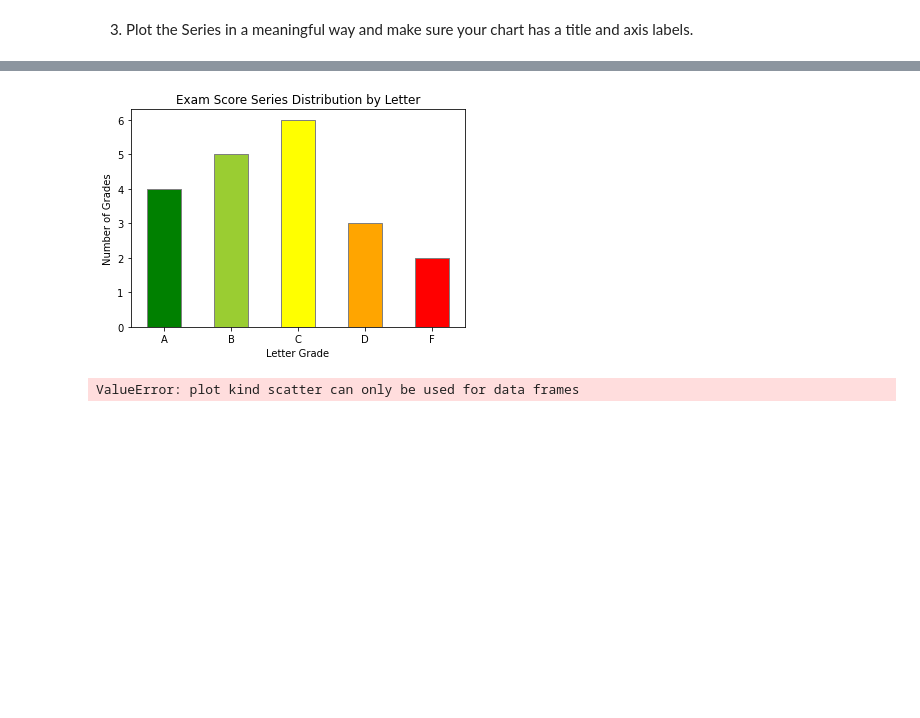
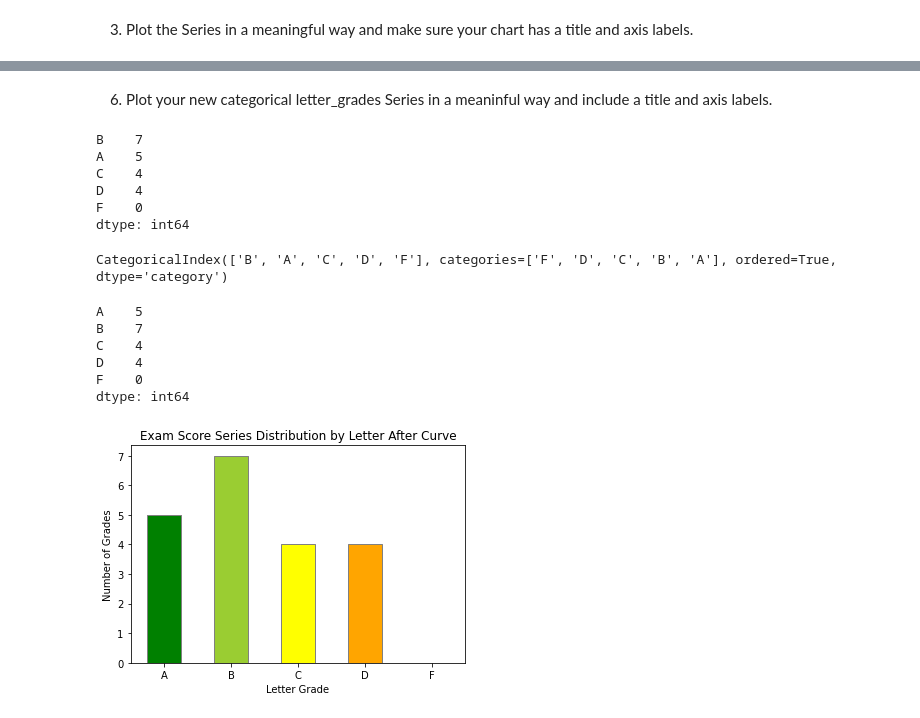
Before and after one commit to HeatherOrtegaMcMillan/numpy-pandas-visualization-exercises, a Jupyter notebook: pandas_series_notebook.ipynb, the cells around one changed output, grey strips where cells are left out. Drawn from its saved outputs; the diff is of its cells as text; code cells hidden in the pictures; blank space fills up the shorter version.

```diff
--- a/pandas_series_notebook.ipynb
+++ b/pandas_series_notebook.ipynb
@@ -626,0 +658,4 @@ dtype: float64
+# %%
+# add appropriate points to every exam score and store it in a Series called curved_grades
+curved_grades = exam_scores + curve_points
+curved_grades
@@ -627,2 +682,4 @@ dtype: float64
 # %%
-exam_plot_data = pd.cut(exam_scores, [0, 60, 70, 80, 90, 100], labels = ['F', 'D', 'C', 'B', 'A']).value_counts()
+#create bins for letter grades, careful with bin ranges, and lable them with letters
+letter_grades = pd.cut(curved_grades, [0, 60, 70, 80, 90, 101], labels = ['F', 'D', 'C', 'B','A'], right = False)
+letter_grades
@@ -631,12 +704,38 @@ exam_plot_data = exam_plot_data.sort_index(ascending = False)
+# %% [markdown]
+6. Plot your new categorical letter_grades Series in a meaninful way and include a title and axis labels.
+# %%
+# use value_counts to add all of the grades to their respective bins and store it in the letter grades series
+letter_grades = letter_grades.value_counts()
+# %%
+letter_grades
+# %% [output]
+B    7
+A    5
+C    4
+D    4
+F    0
+dtype: int64
+# %%
+letter_grades.index
+# %% [output]
+CategoricalIndex(['B', 'A', 'C', 'D', 'F'], categories=['F', 'D', 'C', 'B', 'A'], ordered=True, dtype='category')
+# %%
+# sort bins from A to F so they appear in order in the graph
+letter_grades = letter_grades.sort_index(ascending = False)
+letter_grades
+# %% [output]
+A    5
+B    7
+C    4
+D    4
+F    0
+dtype: int64
 # %%
-exam_plot_data.plot.bar(rot = 0, color = ['green', 'yellowgreen', 'yellow', 'orange', 'red'], ec = 'grey')
-plt.title("Exam Score Series Distribution by Letter")
+letter_grades.plot.bar(x = 1, y = 0, rot = 0, color = ['green', 'yellowgreen', 'yellow', 'orange', 'red'], ec = 'grey')
+plt.title("Exam Score Series Distribution by Letter After Curve")
 plt.ylabel("Number of Grades")
 plt.xlabel('Letter Grade')
+
 plt.show()
 # %% [output]
-[figure, old version]
+[figure, new version]
-# %%
-exam_plot_data.plot.scatter(100, 20)
-# %% [output]
-ValueError: plot kind scatter can only be used for data frames
```
Also changed, not shown: parts of 10 cells of this notebook.
